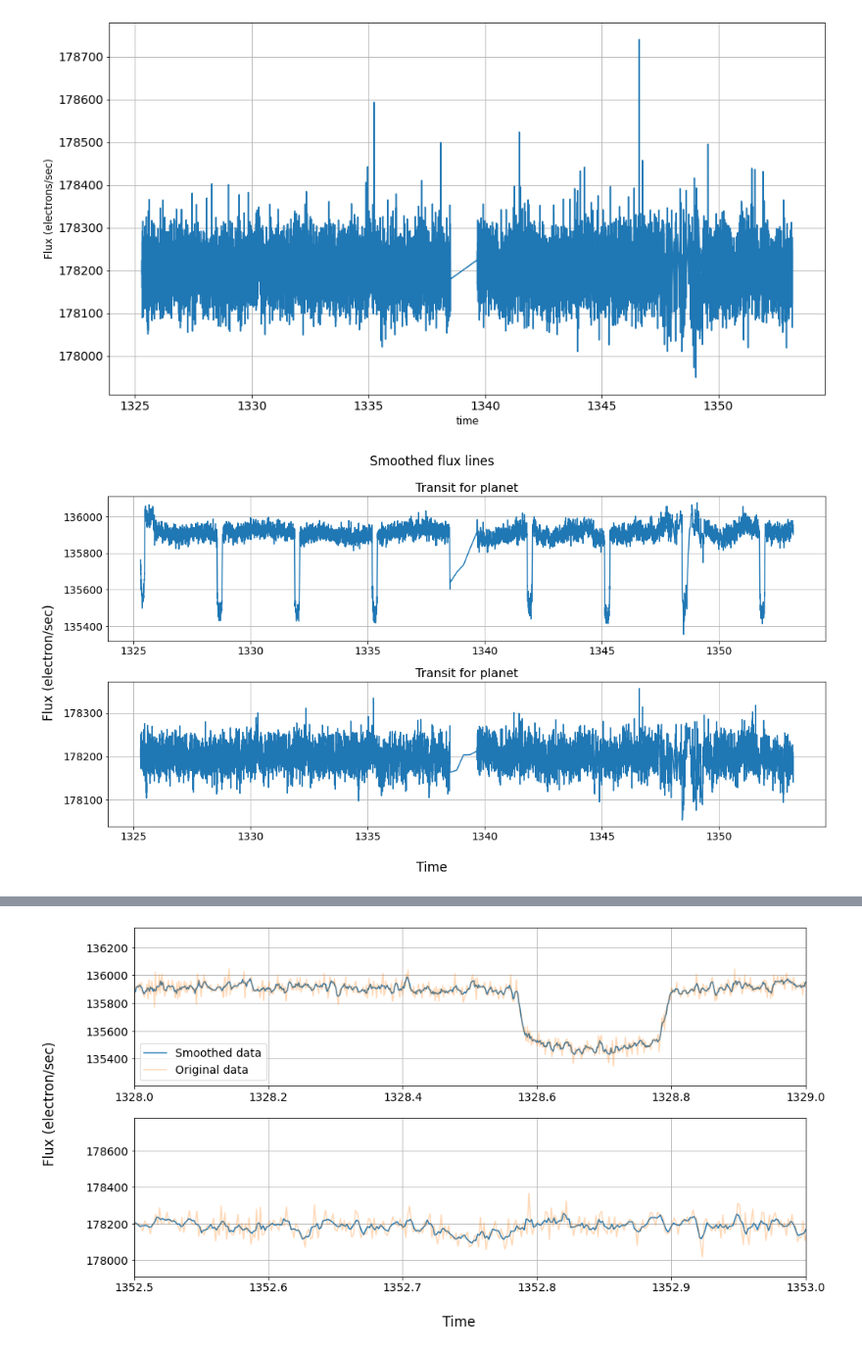
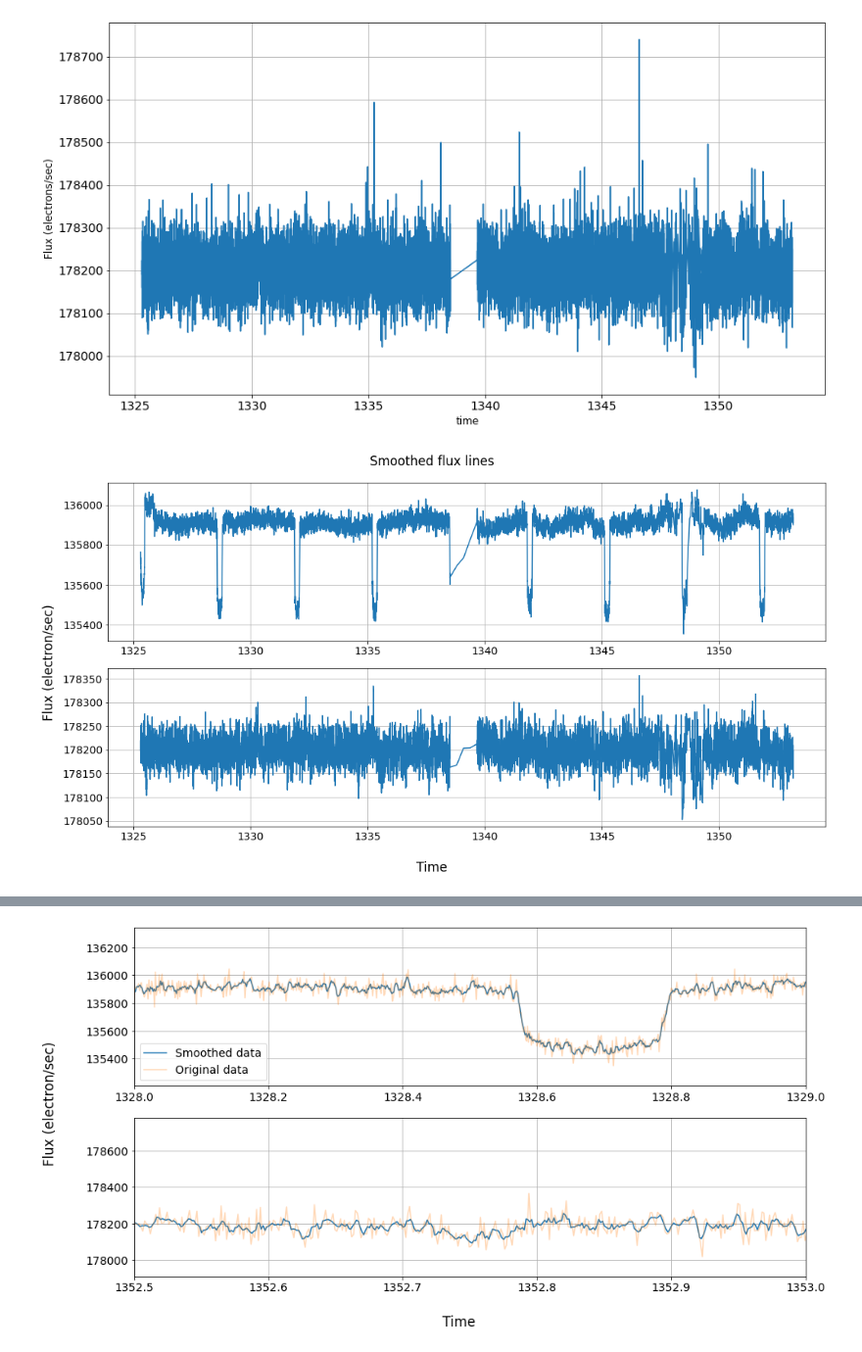
Before and after one commit to leontaridiss/exoplanet_transits, a Jupyter notebook: transits_fits.ipynb, the cells around one changed output, grey strips where cells are left out. Shown: that part at 98% size. Drawn from its saved outputs; the diff is of its cells as text; code cells hidden in the pictures.

```diff
--- a/transits_fits.ipynb
+++ b/transits_fits.ipynb
@@ -62,19 +64,17 @@ lc2_smooth = moving_average(lc2, 4)
 # %%
 fig = plt.figure(figsize=(15,8))
 plt.subplot(2,1,1)
 plt.plot(lc1_smooth[0], lc1_smooth[1])
-plt.title('Transit for planet')
 plt.grid()
 
 plt.subplot(2,1,2)
 plt.plot(lc2_smooth[0], lc2_smooth[1])
-plt.title('Transit for planet')
 
 fig.supxlabel('Time')
 fig.supylabel('Flux (electron/sec)')
 fig.suptitle('Smoothed flux lines')
 plt.tight_layout()
 plt.grid()
 plt.show()
 # %% [output]
-[figure, old version]
+[figure, new version]
```
Also changed, not shown: parts of 3 cells of this notebook.
